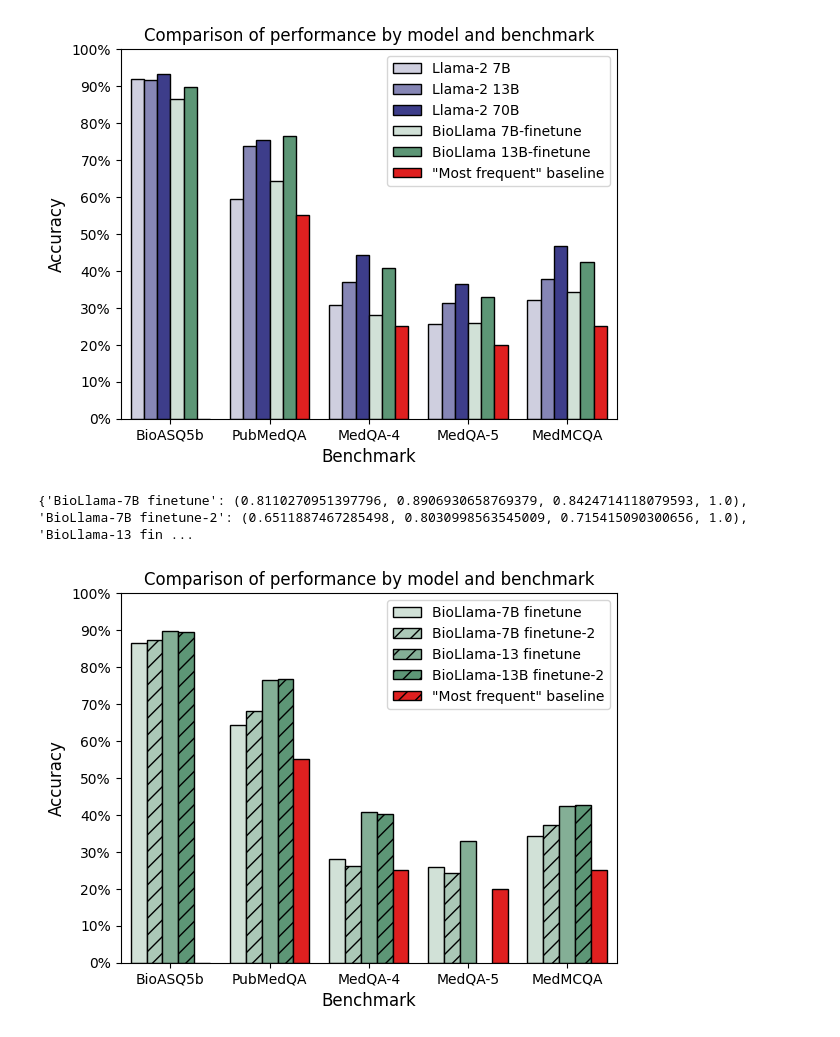
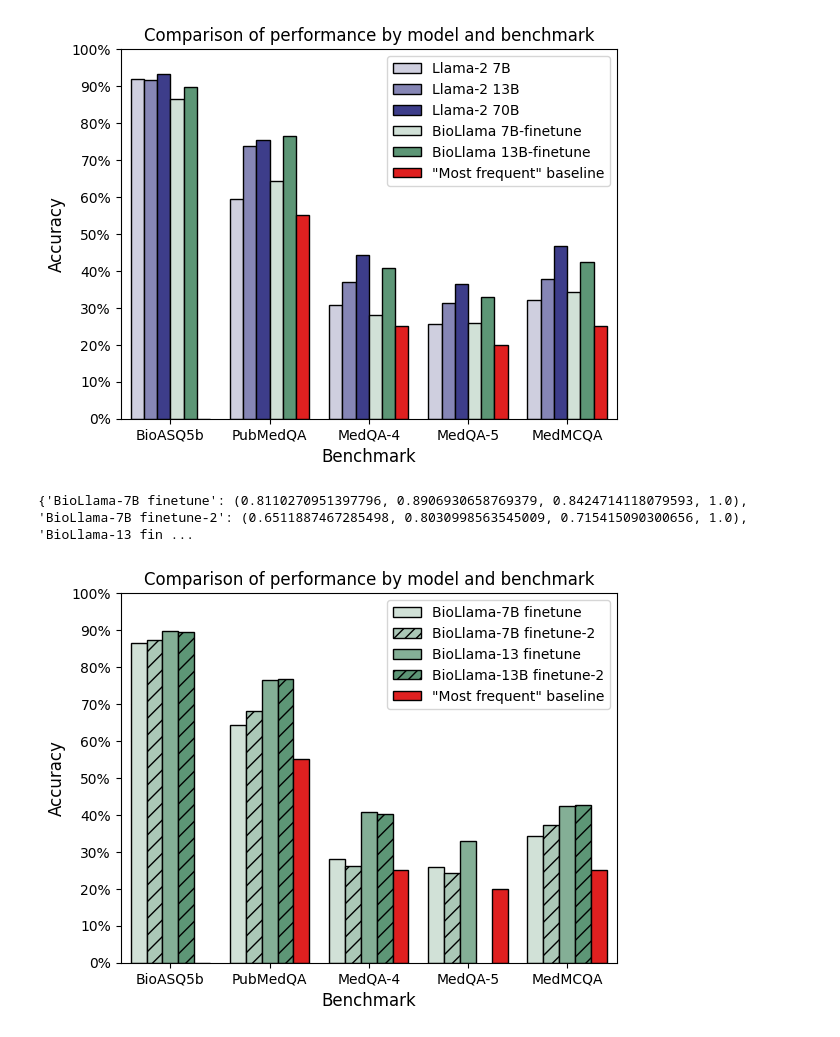
Before and after one commit to Neelectric/BioLlama, a Jupyter notebook: graphs&tables.ipynb, the cells around one changed output. Cells and saved outputs as stored; diff of their text form; code cells hidden in the pictures.

Commit message:
Further graph changes

```diff
--- a/graphs&tables.ipynb
+++ b/graphs&tables.ipynb
@@ -804,32 +804,42 @@ hatcher = 0
 set_hatch = False
 
 for i, thisbar in enumerate(plt.gca().patches):
     if hatcher == 5 and set_hatch == True:
         hatcher = 0
         set_hatch = False
     elif hatcher == 5 and set_hatch == False:
         hatcher = 0
         set_hatch = True
     hatcher += 1
     if set_hatch:
         thisbar.set_hatch(hatches[0])
     else:
         thisbar.set_hatch(hatches[1])
     thisbar.set_edgecolor('black')
     # print(i, set_hatch, thisbar)
 
 plt.gca().get_legend().remove()
-plt.legend(loc='upper right')
+handles, labels = plt.gca().get_legend_handles_labels()
+new_handles = []
+for i, handle in enumerate(handles):
+    if i %2:
+        handle.set_hatch("///")
+    else:
+        handle.set_hatch(hatches[1])
+    new_handles.append(handle)
 
+# plt.gca().get_legend().remove()
+plt.legend(new_handles, labels, loc='upper right')
+# increase y label tick frequency
 plt.yticks(np.arange(0, 101, 10))
 # add "%" to the y ticks
 plt.gca().set_yticklabels(['{:.0f}%'.format(x) for x in plt.gca().get_yticks()])
 plt.xticks(rotation=0)
 plt.title("Comparison of performance by model and benchmark")
 plt.xlabel("Benchmark", fontsize=12)
 plt.ylabel("Accuracy", fontsize=12)
 # Show the chart
 plt.show()
 # %% [output]
 {'BioLlama-7B finetune': (0.8110270951397796, 0.8906930658769379, 0.8424714118079593, 1.0), 'BioLlama-7B finetune-2': (0.6511887467285498, 0.8030998563545009, 0.715415090300656, 1.0), 'BioLlama-13 fin ...
-[figure, old version]
+[figure, new version]
```
Also changed, not shown: 2 other files.
